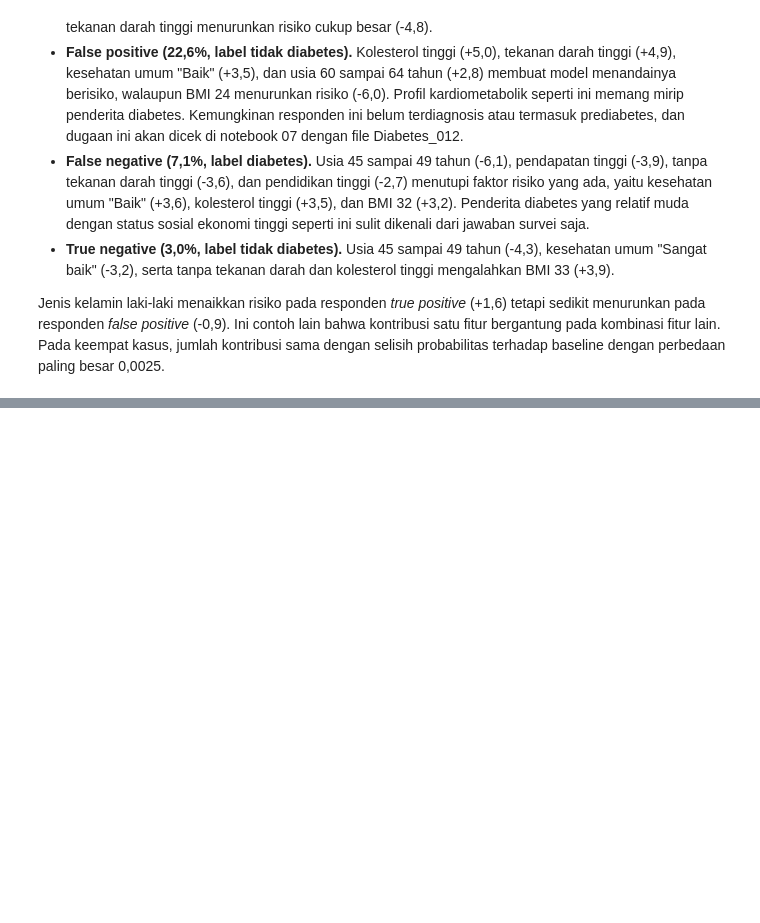
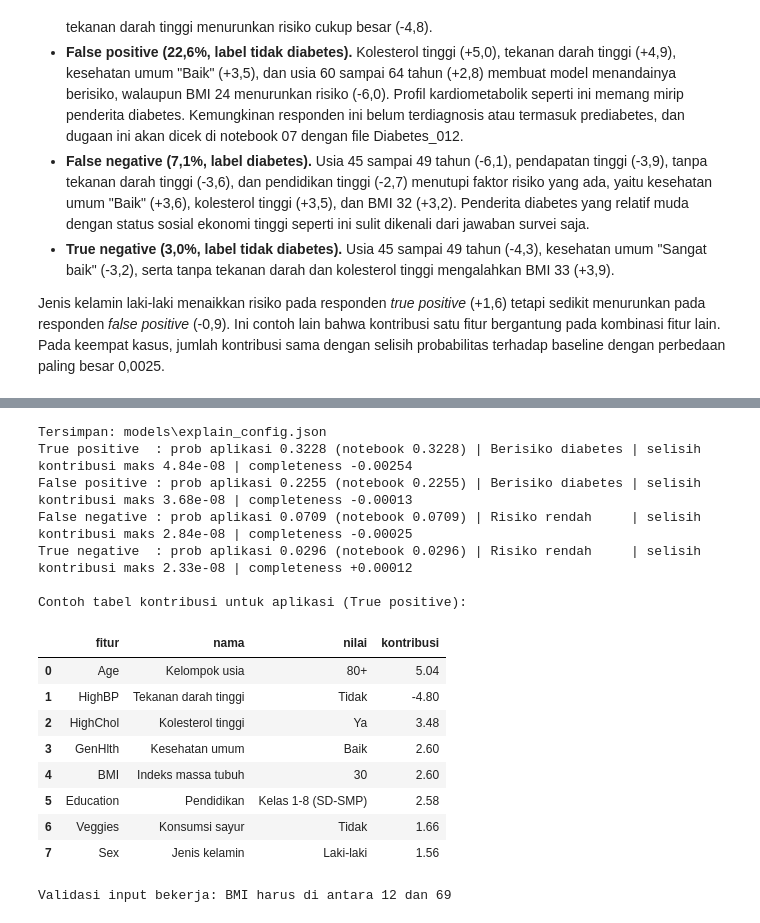
Before and after one commit to felix-malvin/mythos-diabetes-risk-mlp, a Jupyter notebook: notebooks/06_fitur_unik_explainability.ipynb, the cells around one changed output, grey strips where cells are left out. Drawn from its saved outputs; the diff is of its cells as text; code cells hidden in the pictures; blank space fills up the shorter version.

Commit message:
Fitur 2: Menyimpan konfigurasi penjelasan

```diff
--- a/notebooks/06_fitur_unik_explainability.ipynb
+++ b/notebooks/06_fitur_unik_explainability.ipynb
@@ -498,0 +503,49 @@ Jenis kelamin laki-laki menaikkan risiko pada responden *true positive* (+1,6) t
+# %%
+explain_config = {
+    "metode": "Integrated Gradients (Sundararajan dkk., 2017), output = probabilitas diabetes",
+    "baseline": "rata-rata data train di ruang fitur ter-scaling",
+    "baseline_scaled": [round(float(v), 6) for v in baseline],
+    "baseline_raw_mean": {c: round(float(baseline_raw[c]), 4) for c in config.FEATURE_COLS},
+    "baseline_prob": round(baseline_prob, 6),
+    "steps": STEPS,
+    "aturan_trapesium": True,
+    "peringkat_global": list(global_imp.index),
+}
+inf_path = config.MODELS_DIR / "explain_config.json"
+inf_path.write_text(json.dumps(explain_config, indent=2, ensure_ascii=False), encoding="utf-8")
+print("Tersimpan:", inf_path.relative_to(ROOT))
+
+art = inf.load_artifacts(ROOT)
+for nama, i in kasus.items():
+    values = {c: int(X_val_raw.loc[i, c]) for c in config.FEATURE_COLS}
+    hasil = inf.predict_and_explain(values, art)
+    beda_attr = np.abs(hasil["kontribusi"].set_index("fitur").loc[config.FEATURE_COLS, "kontribusi"].to_numpy() - attr_val[i]).max()
+    print(f"{nama:<15}: prob aplikasi {hasil['probabilitas']:.4f} (notebook {prob_val[i]:.4f}) | {hasil['kategori']:<17} "
+          f"| selisih kontribusi maks {beda_attr:.2e} | completeness {hasil['selisih_completeness']:+.5f}")
+
+print("\nContoh tabel kontribusi untuk aplikasi (True positive):")
+contoh = inf.predict_and_explain({c: int(X_val_raw.loc[kasus['True positive'], c]) for c in config.FEATURE_COLS}, art)
+display(contoh["kontribusi"].head(8).assign(kontribusi=lambda t: (t["kontribusi"] * 100).round(2)))
+
+try:
+    inf.predict_and_explain({**{c: int(X_val_raw.loc[0, c]) for c in config.FEATURE_COLS}, "BMI": 80}, art)
+except ValueError as e:
+    print("Validasi input bekerja:", e)
+# %% [output]
+Tersimpan: models\explain_config.json
+True positive  : prob aplikasi 0.3228 (notebook 0.3228) | Berisiko diabetes | selisih kontribusi maks 4.84e-08 | completeness -0.00254
+False positive : prob aplikasi 0.2255 (notebook 0.2255) | Berisiko diabetes | selisih kontribusi maks 3.68e-08 | completeness -0.00013
+False negative : prob aplikasi 0.0709 (notebook 0.0709) | Risiko rendah     | selisih kontribusi maks 2.84e-08 | completeness -0.00025
+True negative  : prob aplikasi 0.0296 (notebook 0.0296) | Risiko rendah     | selisih kontribusi maks 2.33e-08 | completeness +0.00012
+
+Contoh tabel kontribusi untuk aplikasi (True positive):
+|  | fitur | nama | nilai | kontribusi |
+| 0 | Age | Kelompok usia | 80+ | 5.04 |
+| 1 | HighBP | Tekanan darah tinggi | Tidak | -4.80 |
+| 2 | HighChol | Kolesterol tinggi | Ya | 3.48 |
+| 3 | GenHlth | Kesehatan umum | Baik | 2.60 |
+| 4 | BMI | Indeks massa tubuh | 30 | 2.60 |
+| 5 | Education | Pendidikan | Kelas 1-8 (SD-SMP) | 2.58 |
+| 6 | Veggies | Konsumsi sayur | Tidak | 1.66 |
+| 7 | Sex | Jenis kelamin | Laki-laki | 1.56 |
+Validasi input bekerja: BMI harus di antara 12 dan 69
```
Also changed, not shown: parts of 5 cells of this notebook, 1 other file.
